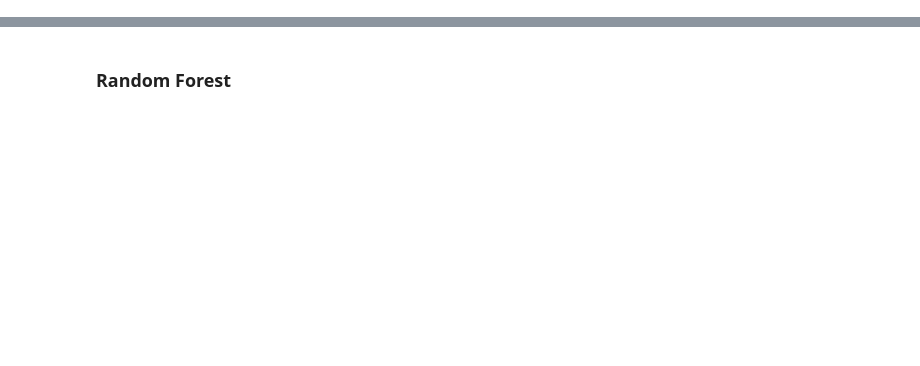
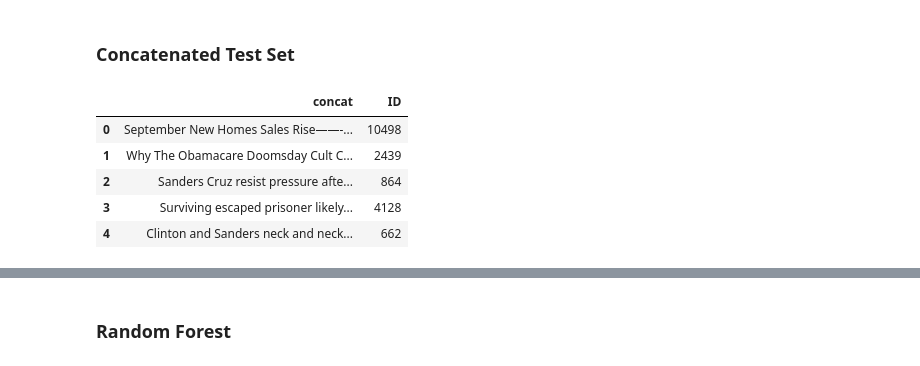
Before and after one commit to rahico91/NLP_Fake_News_Classification, a Jupyter notebook: Fake_vs_Real_Classification.ipynb, the cells around one changed output, grey strips where cells are left out. Cells and saved outputs as stored; diff of their text form; code cells hidden in the pictures; blank space fills up the shorter version.

```diff
--- a/Fake_vs_Real_Classification.ipynb
+++ b/Fake_vs_Real_Classification.ipynb
@@ -156,0 +135,14 @@ v_baseline
+# %% [markdown]
+### Concatenated Test Set
+# %%
+test_cc = pd.DataFrame(test['title'].map(str) + ' ' + test['text'].map(str), columns = ['concat'])
+test_cc["concat"] = test_cc["concat"].str.replace(',', '')
+test_cc['ID'] = test["ID"]
+test_cc.head()
+# %% [output]
+|  | concat | ID |
+| 0 | September New Homes Sales Rise——-... | 10498 |
+| 1 | Why The Obamacare Doomsday Cult C... | 2439 |
+| 2 | Sanders Cruz resist pressure afte... | 864 |
+| 3 | Surviving escaped prisoner likely... | 4128 |
+| 4 | Clinton and Sanders neck and neck... | 662 |
```
Also changed, not shown: parts of 69 cells of this notebook.
